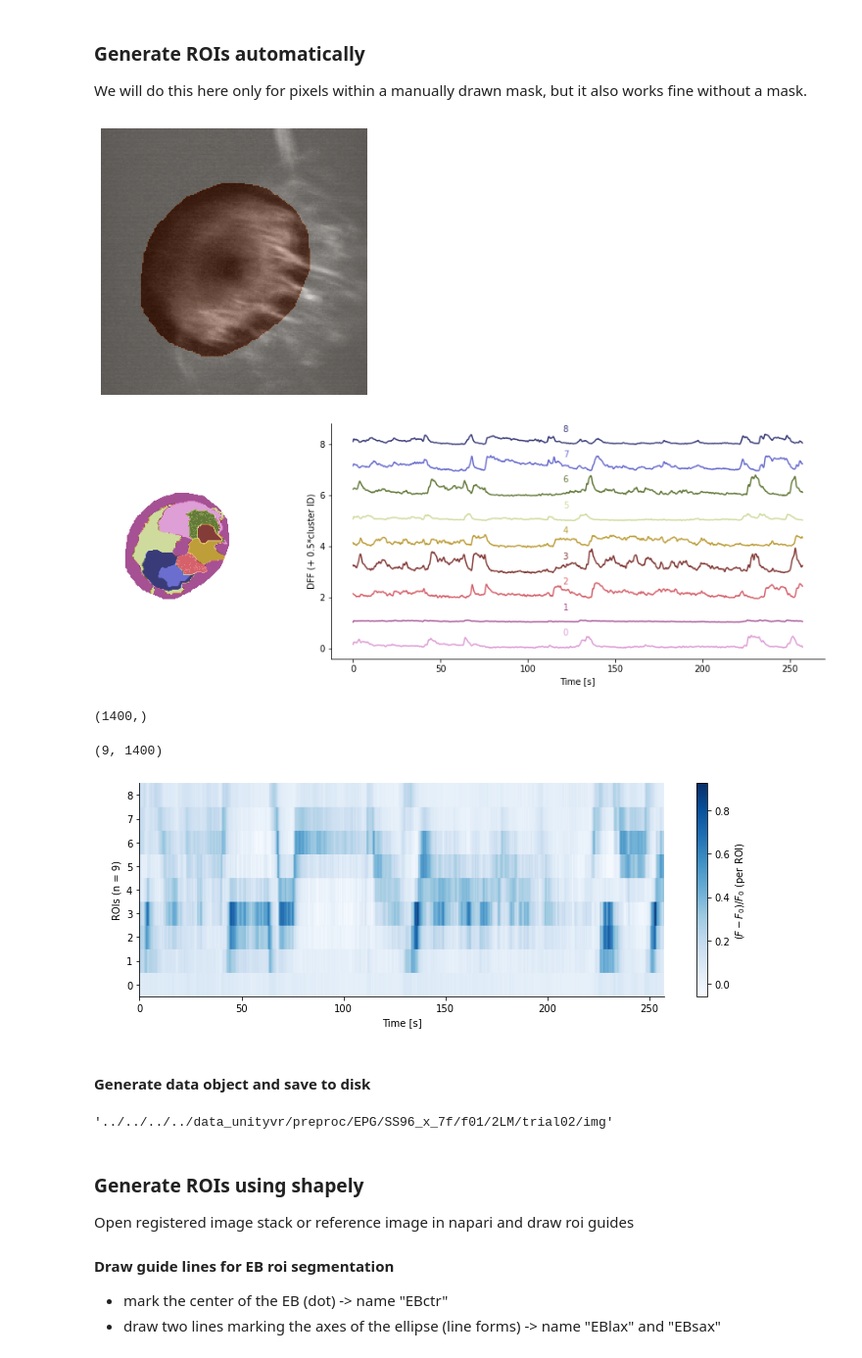
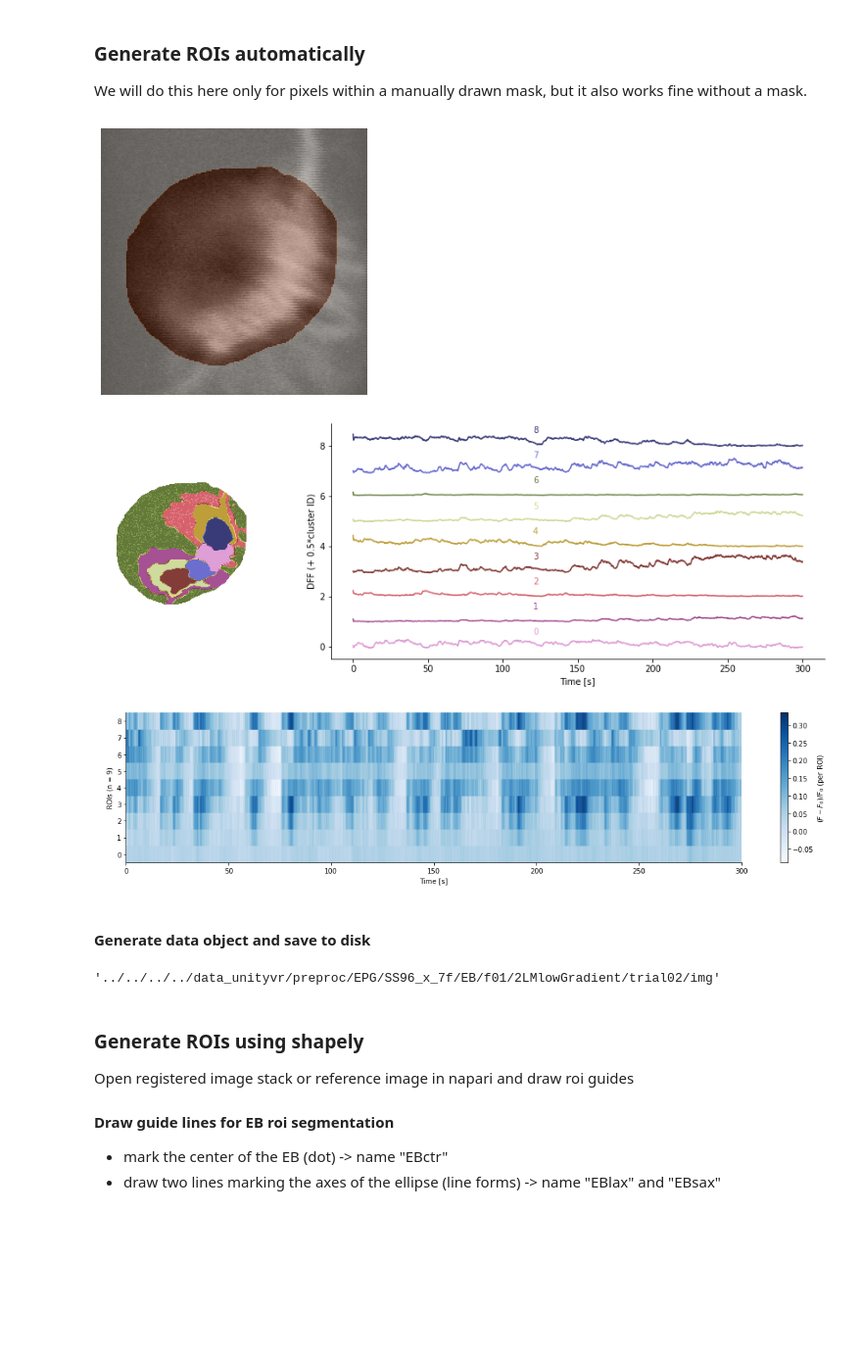
Before and after one commit to hjmh/fly2p, a Jupyter notebook: fly2p/scripts/preprocessEBimaging.ipynb, the cells around one changed output. Shown at 98% size. Saved outputs shown, nothing was run; the diff lists cells and outputs as text; code cells hidden in the pictures; blank space fills up the shorter version.

```diff
--- a/fly2p/scripts/preprocessEBimaging.ipynb
+++ b/fly2p/scripts/preprocessEBimaging.ipynb
@@ -32,9 +32,10 @@ from fly2p.preproc.scanImageUtils import getSIbasicMetadata, getSIMetadict, load
 #### Set paths to data files and plot directory
 # %%
 rootDir = '../../../../data_unityvr'
-dataDir = sep.join([rootDir, 'raw/EPG/SS96_x_7f/f01'])
-rawTiff = 'SS96-x-7f_f01_3-5d_EB_2LM_00002.tif'
-plotDir = sep.join([rootDir, 'plot', sep.join(dataDir.split(sep)[-3:])])
+dataDir = sep.join([rootDir, 'raw/EPG/SS96_x_7f/EB/f02'])
+rawTiff = 'SS96-x-7f_f02_3-5d_EB_2LMcloseFlat_00003.tif'
+plotDir = sep.join([rootDir, 'plot','EPG', sep.join(dataDir.split(sep)[-3:])])
+preprocDir = sep.join([rootDir, 'preproc','EPG', sep.join(dataDir.split(sep)[-3:])])
 
 print(dataDir)
 print(plotDir)
@@ -51,6 +52,6 @@ SS96-x-7f EB f01 3-5d 2LM trial02
 # %%
 # Generate directory where to save plots
-saveDir = sep.join([plotDir,genotype, condition])
+saveDir = sep.join([plotDir, condition])
 if not exists(saveDir):
     makedirs(saveDir)
 print(saveDir)
@@ -135,7 +137,7 @@ ax.axis('off');
 ax.imshow(mask.data, cmap='Oranges', alpha=0.35)
 fig.savefig(saveDir+sep+'_'.join(['mask',genotype, region, flyID, age, condition, trial])+'.pdf')
 # %% [output]
-[figure, old version]
+[figure, new version]
 # %%
 # Settings
 from sklearn.cluster import KMeans
@@ -174,31 +176,23 @@ myAxisTheme(axs[1])
 
 fig.savefig(saveDir+sep+'_'.join(['ROIcluster_kn{}'.format(nclst),genotype, region, flyID, age, condition, trial])+'.pdf')
 # %% [output]
-[figure, old version]
+[figure, new version]
-# %%
-time.shape
-# %% [output]
-(1400,)
-# %%
-centroids2Plot.shape
-# %% [output]
-(9, 1400)
 # %%
-centroidPerm = [1,0,6,3,4,2,7,8,5]
+centroidPerm = [5,0,4,2,6,7,8,3,2]
 centroids2Plot = centroids[centroidPerm,:]
 
-fig, axs = plt.subplots(1,1,figsize=(12,4))
+fig, axs = plt.subplots(1,1,figsize=(20,4))
 cax = axs.pcolor(time,np.arange(0,nclst),centroids2Plot,cmap='Blues', edgecolors='face', shading='nearest')
 axs.set_xlabel('Time [s]')
 axs.set_ylabel('\nROIs (n = {0})'.format(nclst))
 myAxisTheme(axs)
 
 # Add colorbar, make sure to specify tick locations to match desired ticklabels
 cbar = fig.colorbar(cax)
 cbar.set_label('$(F - F_0) / F_0$ (per ROI)')  # vertically oriented colorbar
 fig.savefig(saveDir+sep+'_'.join(['ROIcluster_kn{}_DFFreordered'.format(nclst),genotype, region, flyID, age, condition, trial])+'.pdf')
 # %% [output]
-[figure, old version]
+[figure, new version]
 # %% [markdown]
 #### Generate data object and save to disk
 # %%
@@ -221,12 +215,11 @@ imgTS_corrroi = imp.imagingTimeseries(
     roitype = "corr",roiMask = kmlabsImg, roiDFF = roiDf
 )
 
-preprocDir = sep.join([rootDir, 'preproc', sep.join(dataDir.split(sep)[-3:])])
 # Generate directory where to save plots
 ppsaveDir = sep.join([preprocDir, condition])
 imgTS_corrroi.saveData(ppsaveDir, trial)
 # %% [output]
-'../../../../data_unityvr/preproc/EPG/SS96_x_7f/f01/2LM/trial02/img'
+'../../../../data_unityvr/preproc/EPG/SS96_x_7f/EB/f01/2LMlowGradient/trial02/img'
 # %% [markdown]
 
 #
```
Also changed, not shown: parts of 14 cells of this notebook, 2 other files.
